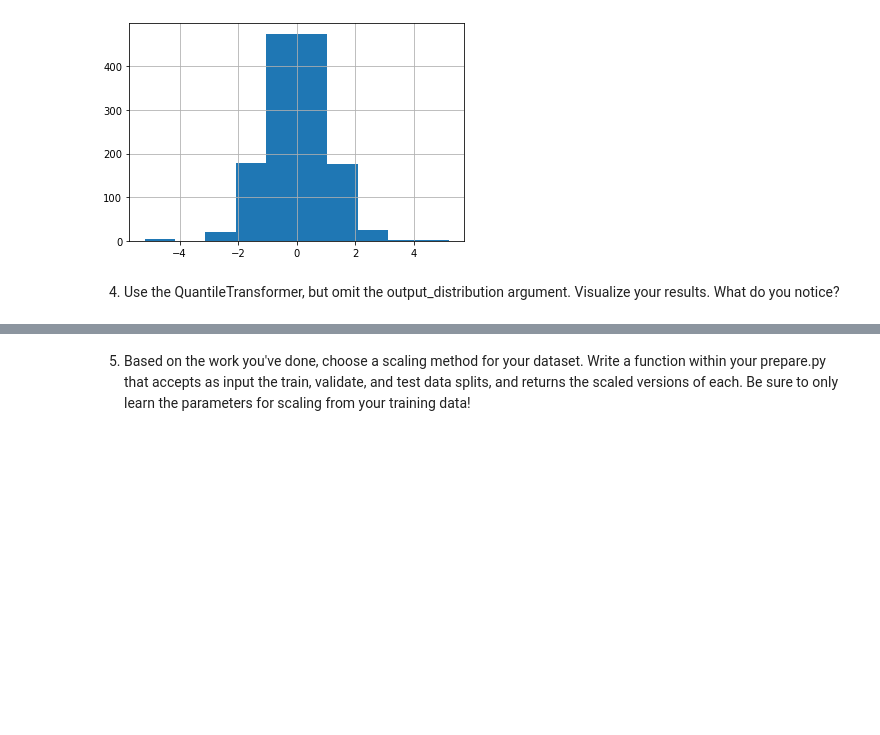
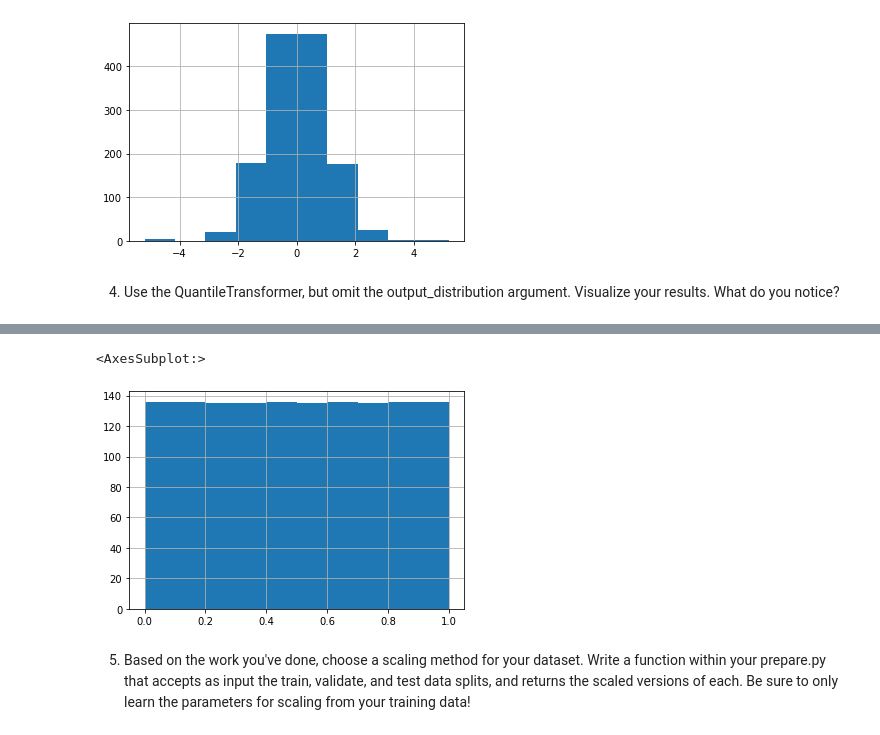
Before and after one commit to ljackson707/regression-exercises, a Jupyter notebook: scaling.ipynb, the cells around one changed output, grey strips where cells are left out. Drawn from its saved outputs; the diff is of its cells as text; code cells hidden in the pictures; blank space fills up the shorter version.

```diff
--- a/scaling.ipynb
+++ b/scaling.ipynb
@@ -198,2 +231,7 @@ train_scaled.TotalCharges.hist()
+# %%
+train_scaled.TotalCharges.hist()
+# %% [output]
+<AxesSubplot:>
+[figure, added]
 # %% [markdown]
 5) Based on the work you've done, choose a scaling method for your dataset. Write a function within your prepare.py that accepts as input the train, validate, and test data splits, and returns the scaled versions of each. Be sure to only learn the parameters for scaling from your training data!
```
Also changed, not shown: parts of 19 cells of this notebook.
